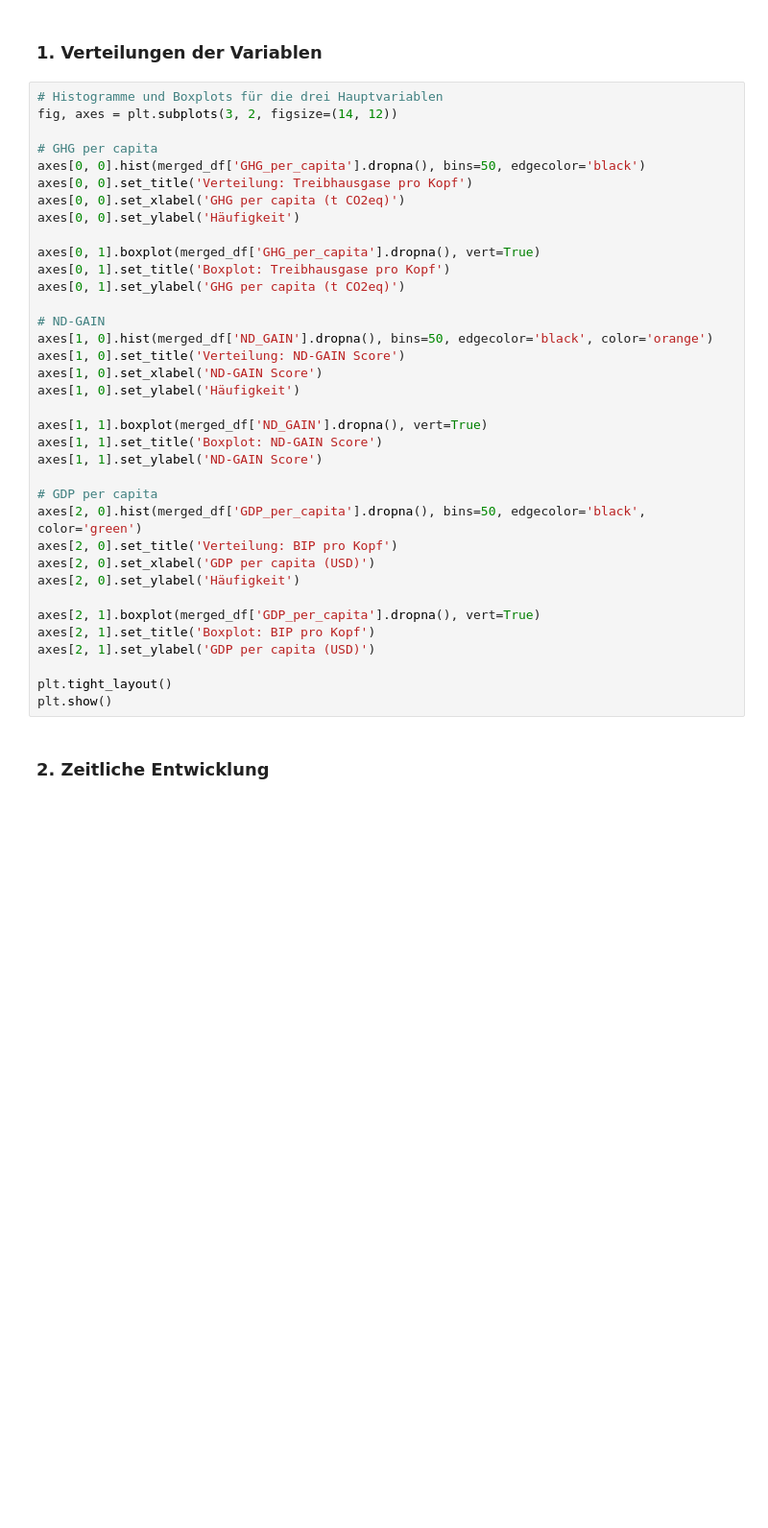
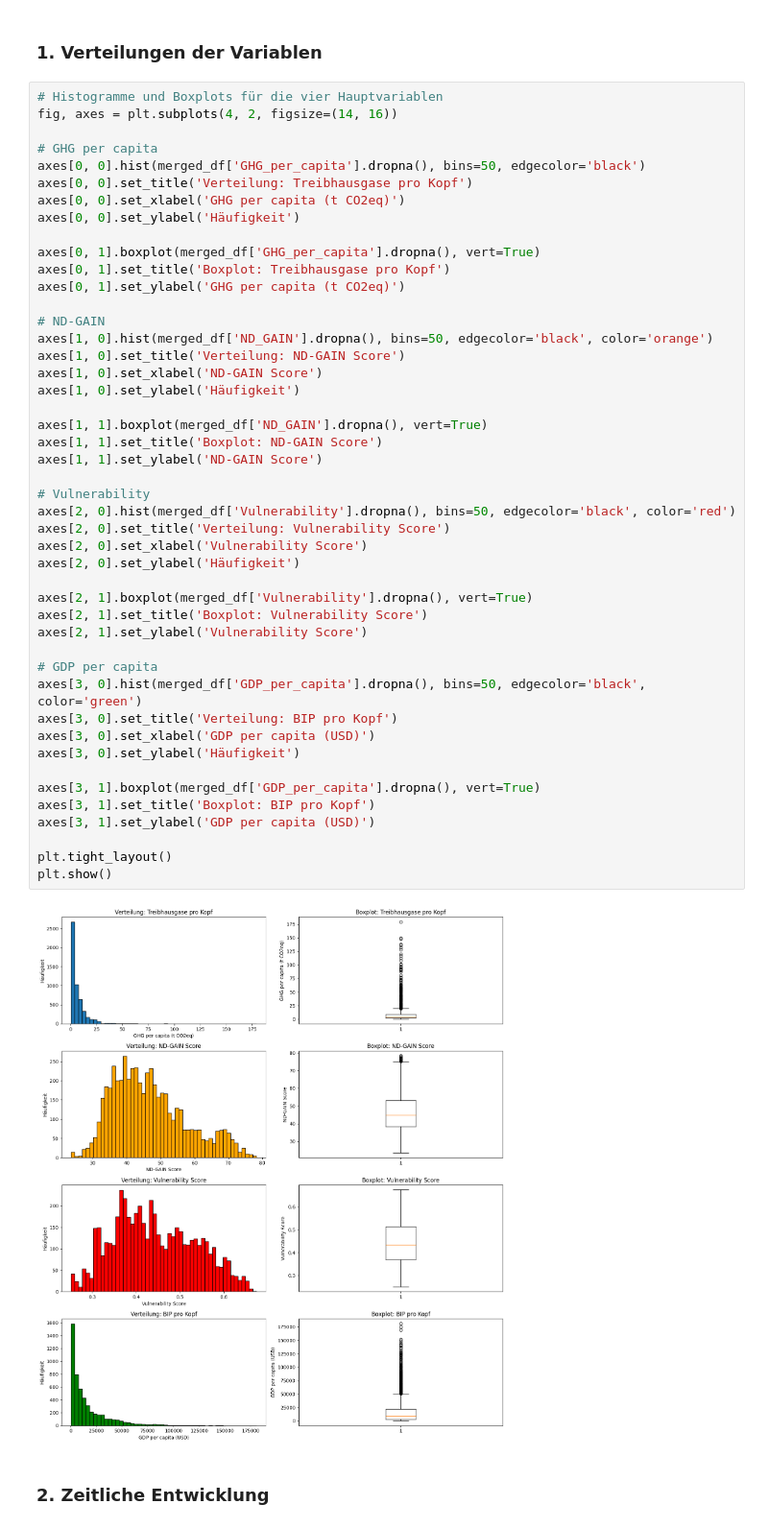
Before and after one commit to damiansze/Climate-Justice, a Jupyter notebook: 02_EDA_ALL_Postprocessing.ipynb, the cells around one changed output. Shown at 96% size. Drawn from its saved outputs; the diff is of its cells as text; blank space fills up the shorter version.

```diff
--- a/02_EDA_ALL_Postprocessing.ipynb
+++ b/02_EDA_ALL_Postprocessing.ipynb
@@ -10,41 +10,53 @@ merged_df = pd.read_csv('data/merged_df.csv')
 # %% [markdown]
 ### 1. Verteilungen der Variablen
 # %%
-# Histogramme und Boxplots für die drei Hauptvariablen
-fig, axes = plt.subplots(3, 2, figsize=(14, 12))
+# Histogramme und Boxplots für die vier Hauptvariablen
+fig, axes = plt.subplots(4, 2, figsize=(14, 16))
 
 # GHG per capita
 axes[0, 0].hist(merged_df['GHG_per_capita'].dropna(), bins=50, edgecolor='black')
 axes[0, 0].set_title('Verteilung: Treibhausgase pro Kopf')
 axes[0, 0].set_xlabel('GHG per capita (t CO2eq)')
 axes[0, 0].set_ylabel('Häufigkeit')
 
 axes[0, 1].boxplot(merged_df['GHG_per_capita'].dropna(), vert=True)
 axes[0, 1].set_title('Boxplot: Treibhausgase pro Kopf')
 axes[0, 1].set_ylabel('GHG per capita (t CO2eq)')
 
 # ND-GAIN
 axes[1, 0].hist(merged_df['ND_GAIN'].dropna(), bins=50, edgecolor='black', color='orange')
 axes[1, 0].set_title('Verteilung: ND-GAIN Score')
 axes[1, 0].set_xlabel('ND-GAIN Score')
 axes[1, 0].set_ylabel('Häufigkeit')
 
 axes[1, 1].boxplot(merged_df['ND_GAIN'].dropna(), vert=True)
 axes[1, 1].set_title('Boxplot: ND-GAIN Score')
 axes[1, 1].set_ylabel('ND-GAIN Score')
 
-# GDP per capita
-axes[2, 0].hist(merged_df['GDP_per_capita'].dropna(), bins=50, edgecolor='black', color='green')
-axes[2, 0].set_title('Verteilung: BIP pro Kopf')
-axes[2, 0].set_xlabel('GDP per capita (USD)')
+# Vulnerability
+axes[2, 0].hist(merged_df['Vulnerability'].dropna(), bins=50, edgecolor='black', color='red')
+axes[2, 0].set_title('Verteilung: Vulnerability Score')
+axes[2, 0].set_xlabel('Vulnerability Score')
 axes[2, 0].set_ylabel('Häufigkeit')
 
-axes[2, 1].boxplot(merged_df['GDP_per_capita'].dropna(), vert=True)
-axes[2, 1].set_title('Boxplot: BIP pro Kopf')
-axes[2, 1].set_ylabel('GDP per capita (USD)')
+axes[2, 1].boxplot(merged_df['Vulnerability'].dropna(), vert=True)
+axes[2, 1].set_title('Boxplot: Vulnerability Score')
+axes[2, 1].set_ylabel('Vulnerability Score')
+
+# GDP per capita
+axes[3, 0].hist(merged_df['GDP_per_capita'].dropna(), bins=50, edgecolor='black', color='green')
+axes[3, 0].set_title('Verteilung: BIP pro Kopf')
+axes[3, 0].set_xlabel('GDP per capita (USD)')
+axes[3, 0].set_ylabel('Häufigkeit')
+
+axes[3, 1].boxplot(merged_df['GDP_per_capita'].dropna(), vert=True)
+axes[3, 1].set_title('Boxplot: BIP pro Kopf')
+axes[3, 1].set_ylabel('GDP per capita (USD)')
 
 plt.tight_layout()
 plt.show()
+# %% [output]
+[figure, added]
 # %% [markdown]
 ### 2. Zeitliche Entwicklung
 # %%
```
Also changed, not shown: parts of 11 cells of this notebook, 3 other files.
